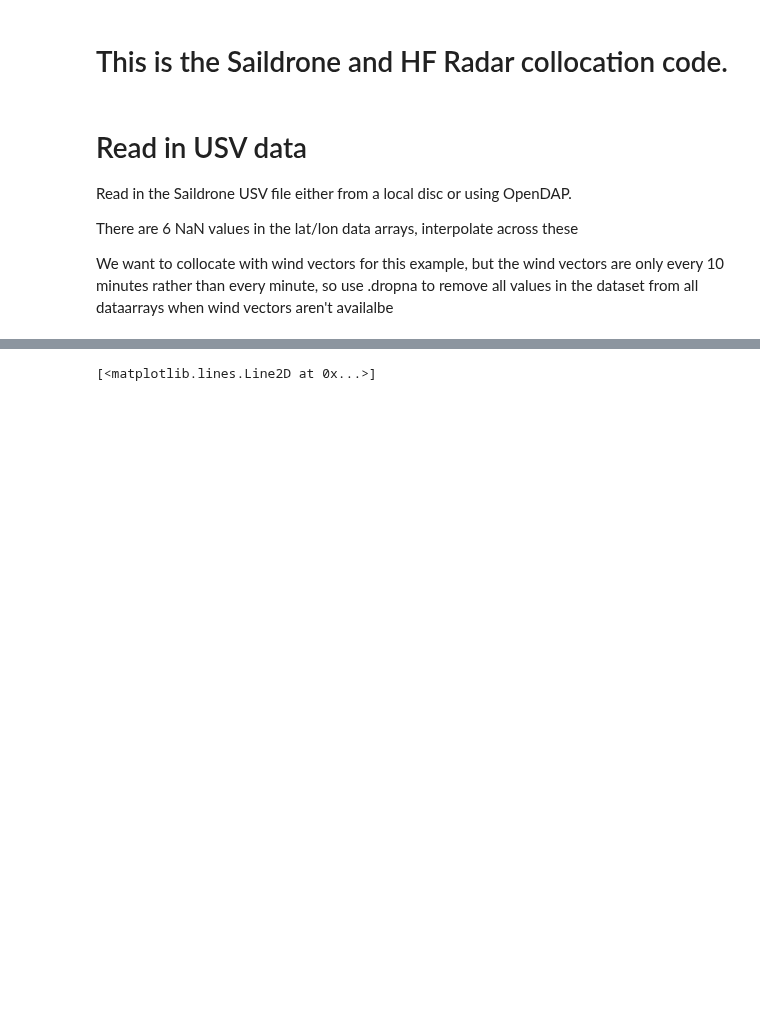
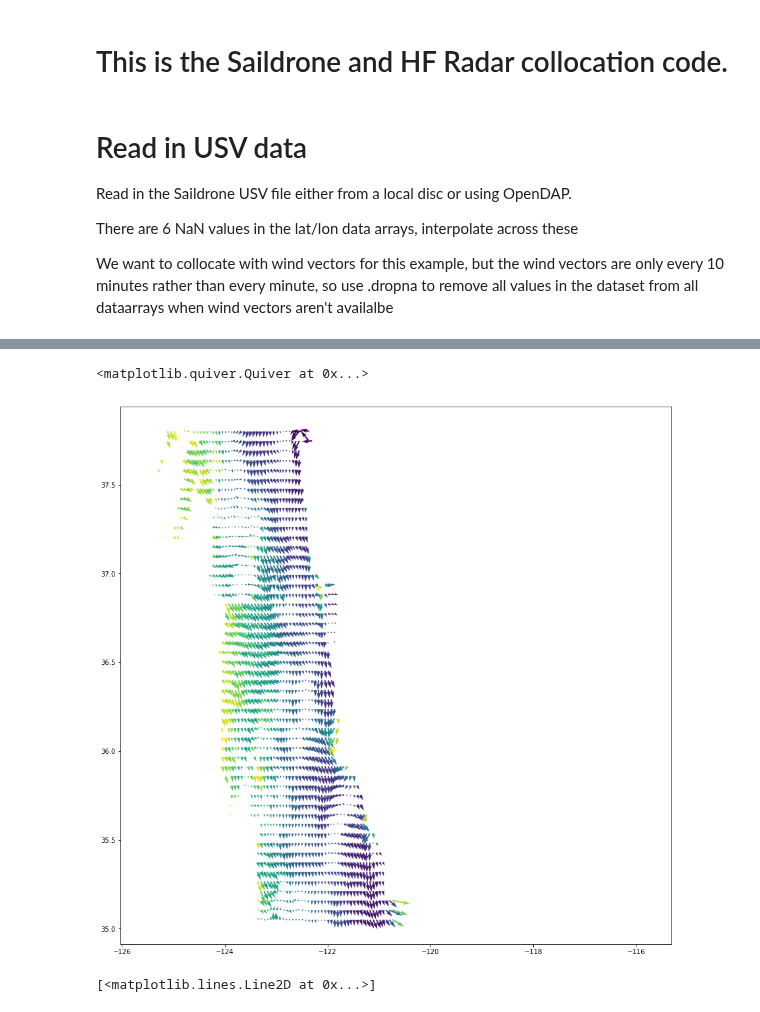
Before and after one commit to cgentemann/Saildrone, a Jupyter notebook: sat_collocation/Collocate_Saildrone_with_gridded_HF_radar.ipynb, the cells around one changed output, grey strips where cells are left out. Cells and saved outputs as stored; diff of their text form; code cells hidden in the pictures; blank space fills up the shorter version.

```diff
--- a/sat_collocation/Collocate_Saildrone_with_gridded_HF_radar.ipynb
+++ b/sat_collocation/Collocate_Saildrone_with_gridded_HF_radar.ipynb
@@ -72,3 +90,10 @@ subset['dir']=np.arctan2(subset.v,subset.u)*180/np.pi
+# %%
+subset2 = subset.sel(lat=slice(35,38))
+plt.figure(num=None, figsize=(15,15))
+plt.quiver(subset2.lon,subset2.lat,subset2.u[0,:,:],subset2.v[0,:,:],subset2.GDOP[0,:,:],scale=2, scale_units='inches')
+# %% [output]
+<matplotlib.quiver.Quiver at 0x...>
+[figure, added]
 # %%
 subset.v[0,:,:].plot()
 plt.plot(ds_usv_subset.lon,ds_usv_subset.lat,'r.-')
```
Also changed, not shown: parts of 10 cells of this notebook, 2 other files.
